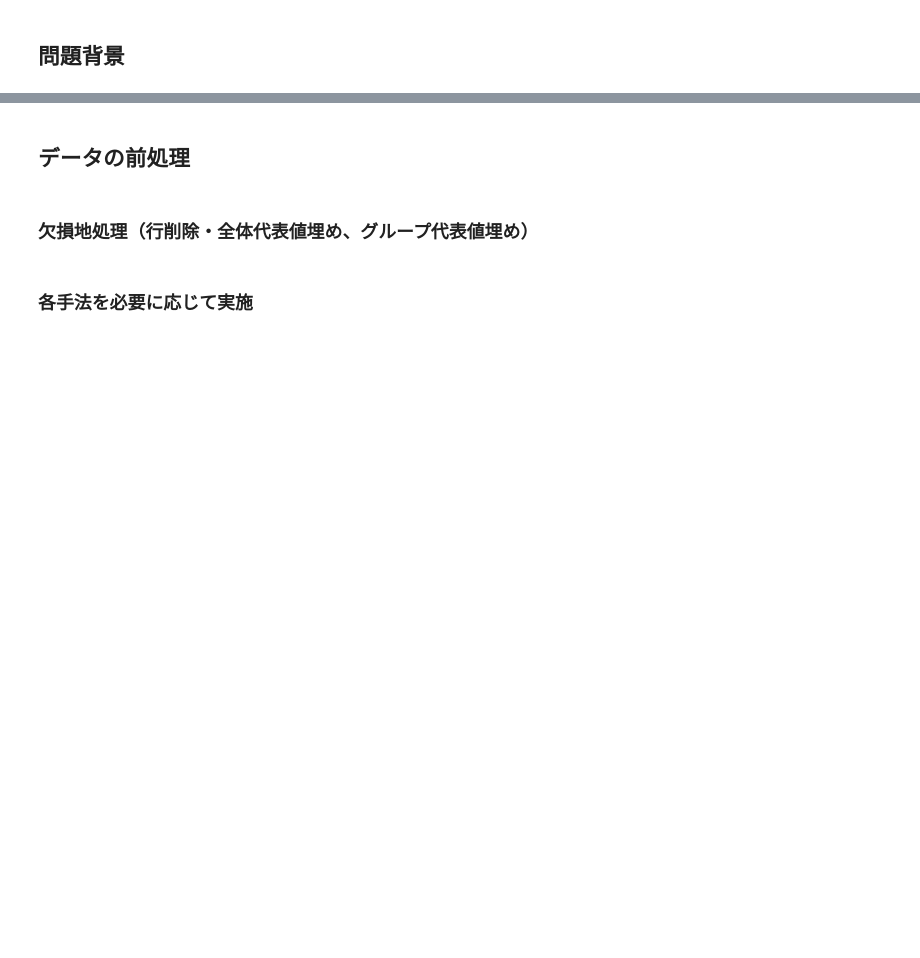
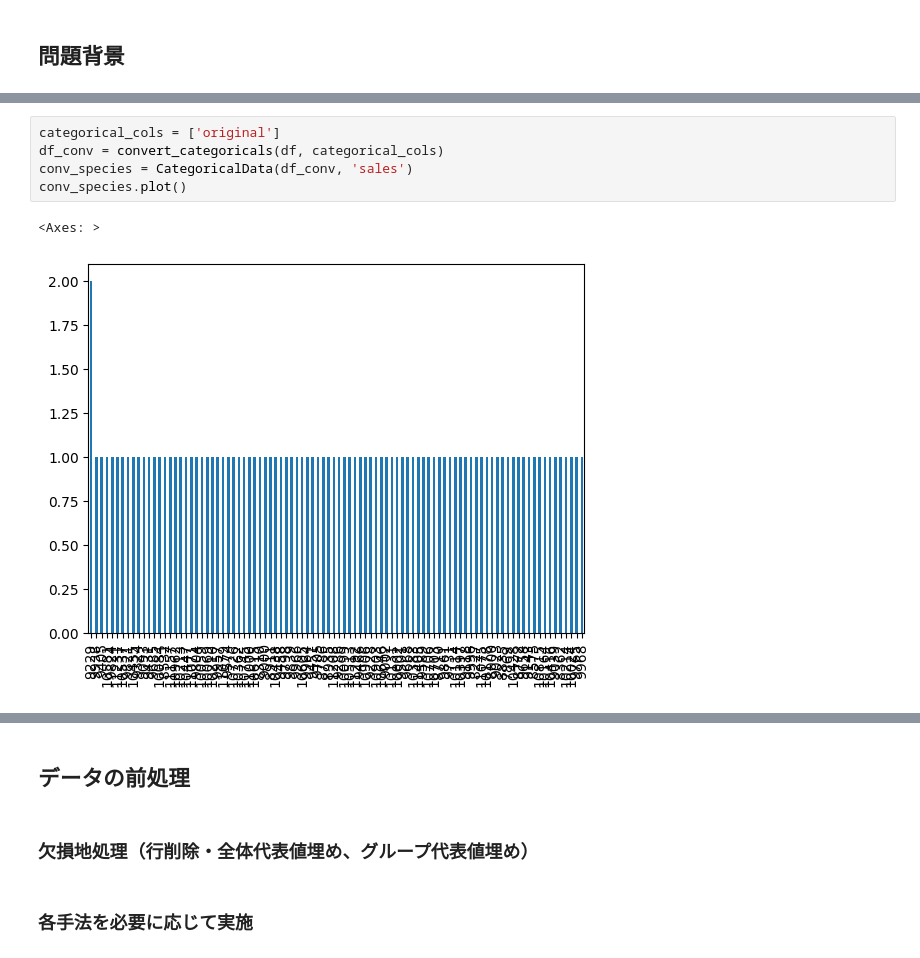
Before and after one commit to k2works/pragmatic-programing-exercise-2023, a Jupyter notebook: src/api/notebooks/chap06.ipynb, the cells around one changed output, grey strips where cells are left out. Saved outputs shown, nothing was run; the diff lists cells and outputs as text; blank space fills up the shorter version.

```diff
--- a/src/api/notebooks/chap06.ipynb
+++ b/src/api/notebooks/chap06.ipynb
@@ -15,0 +104,8 @@ path = os.path.dirname(os.path.abspath(__file__))
+# %%
+categorical_cols = ['original']
+df_conv = convert_categoricals(df, categorical_cols)
+conv_species = CategoricalData(df_conv, 'sales')
+conv_species.plot()
+# %% [output]
+<Axes: >
+[figure, added]
```
Also changed, not shown: parts of 28 cells of this notebook, 2 other files.
